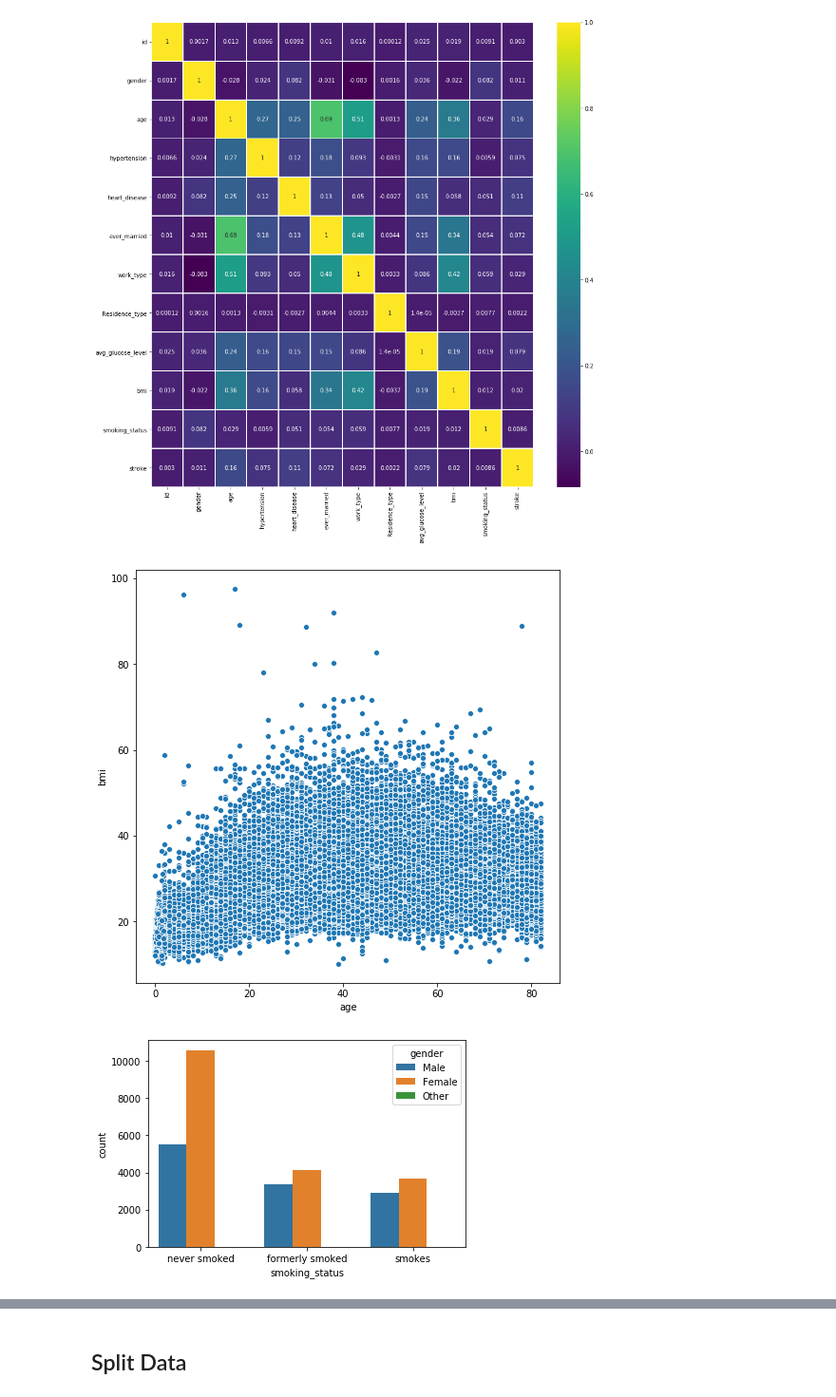
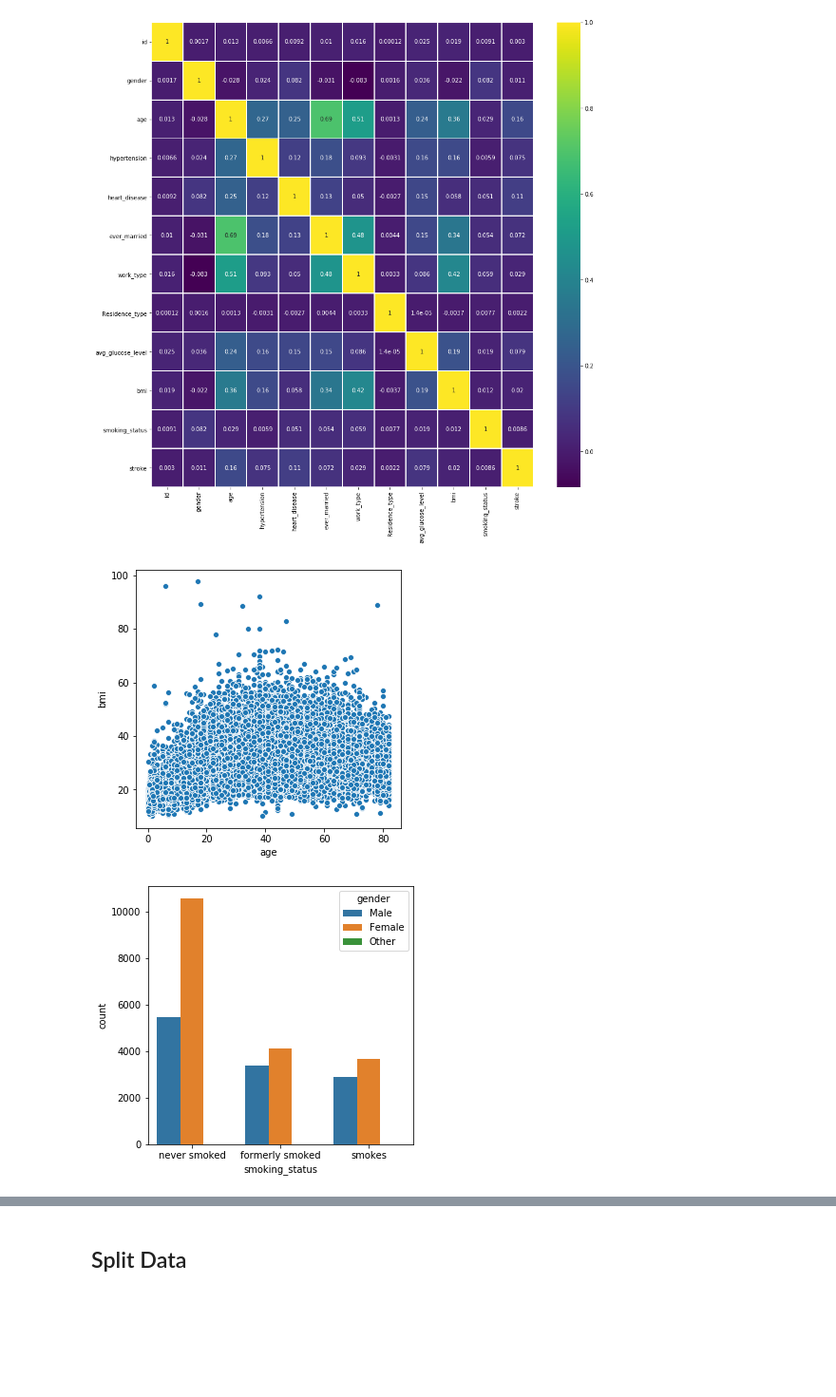
Before and after one commit to dan393/Dissertation, a Jupyter notebook: Code/dissertation/Stroke Predictions.ipynb, the cells around one changed output, grey strips where cells are left out. Shown: that part at 95% size. Saved outputs shown, nothing was run; the diff lists cells and outputs as text; code cells hidden in the pictures; blank space fills up the shorter version.

```diff
--- a/Code/dissertation/Stroke Predictions.ipynb
+++ b/Code/dissertation/Stroke Predictions.ipynb
@@ -197,14 +198,15 @@ save('/building_ann/heatmap.png')
 # %% [output]
 [figure]
 # %%
-plt.figure(figsize=(8,8))
+plt.figure(figsize=(5,5))
 sns.scatterplot(x='age',y='bmi',data=df)
 save('/building_ann/age_bmi_scatterplot.png')
 # %% [output]
-[figure, old version]
+[figure, new version]
 # %%
+plt.figure(figsize=(5,5))
 df = pd.read_csv("../input/stroke-dataset/stroke.csv")
 sns.countplot(x='smoking_status',data=df,hue='gender')
 save('/building_ann/smoking_scatterplot.png')
 # %% [output]
-[figure, old version]
+[figure, new version]
```
Also changed, not shown: parts of 4 cells of this notebook, 2 other files.
